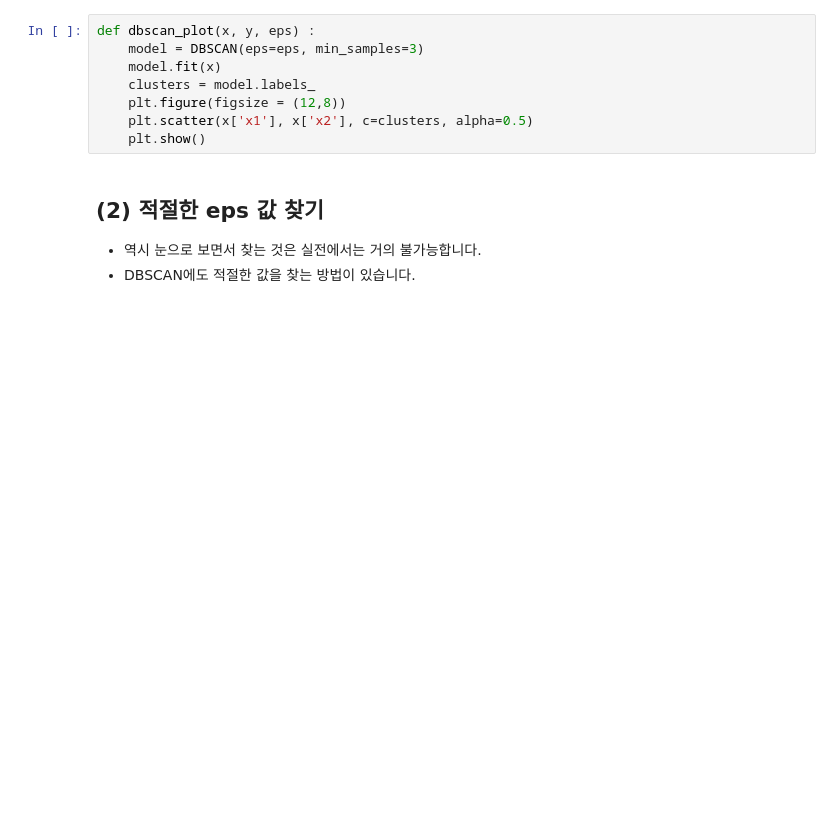
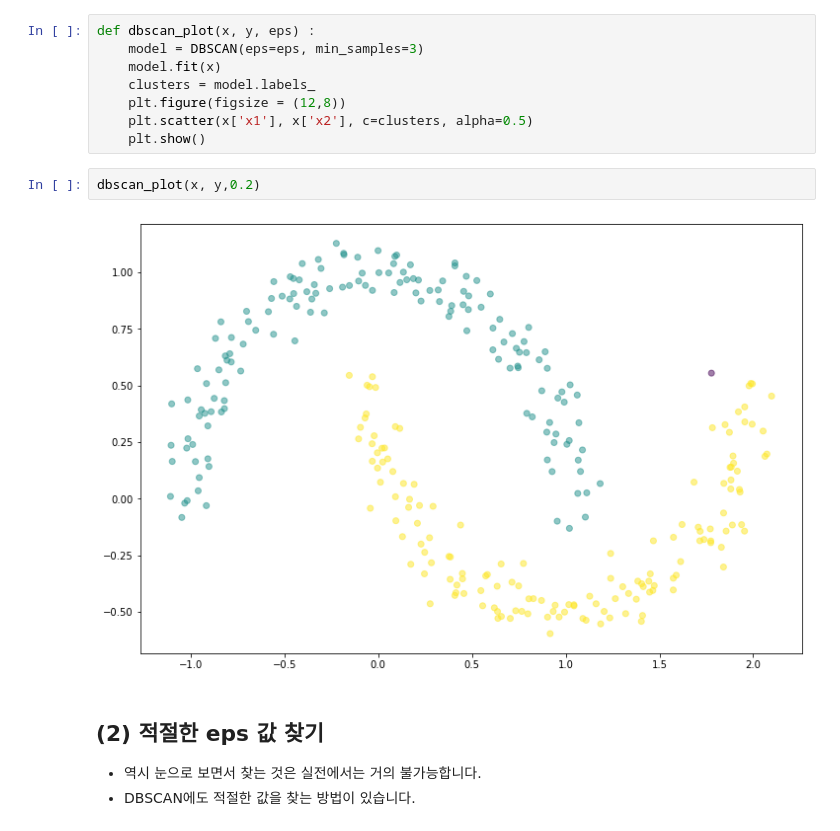
Before and after one commit to eedock92/aivle2_machine_learning, a Jupyter notebook: 15과 비지도 학습 소개.ipynb, the cells around one changed output. Cells and saved outputs as stored; diff of their text form; blank space fills up the shorter version.

```diff
--- a/15과 비지도 학습 소개.ipynb
+++ b/15과 비지도 학습 소개.ipynb
@@ -247,6 +247,10 @@ def dbscan_plot(x, y, eps) :
     plt.figure(figsize = (12,8))
     plt.scatter(x['x1'], x['x2'], c=clusters, alpha=0.5)
     plt.show()
+# %%
+dbscan_plot(x, y,0.2)
+# %% [output]
+[figure, added]
 # %% [markdown]
 ## (2) 적절한 eps 값 찾기
 * 역시 눈으로 보면서 찾는 것은 실전에서는 거의 불가능합니다.
```
Also changed, not shown: parts of 12 cells of this notebook, 4 other files.
